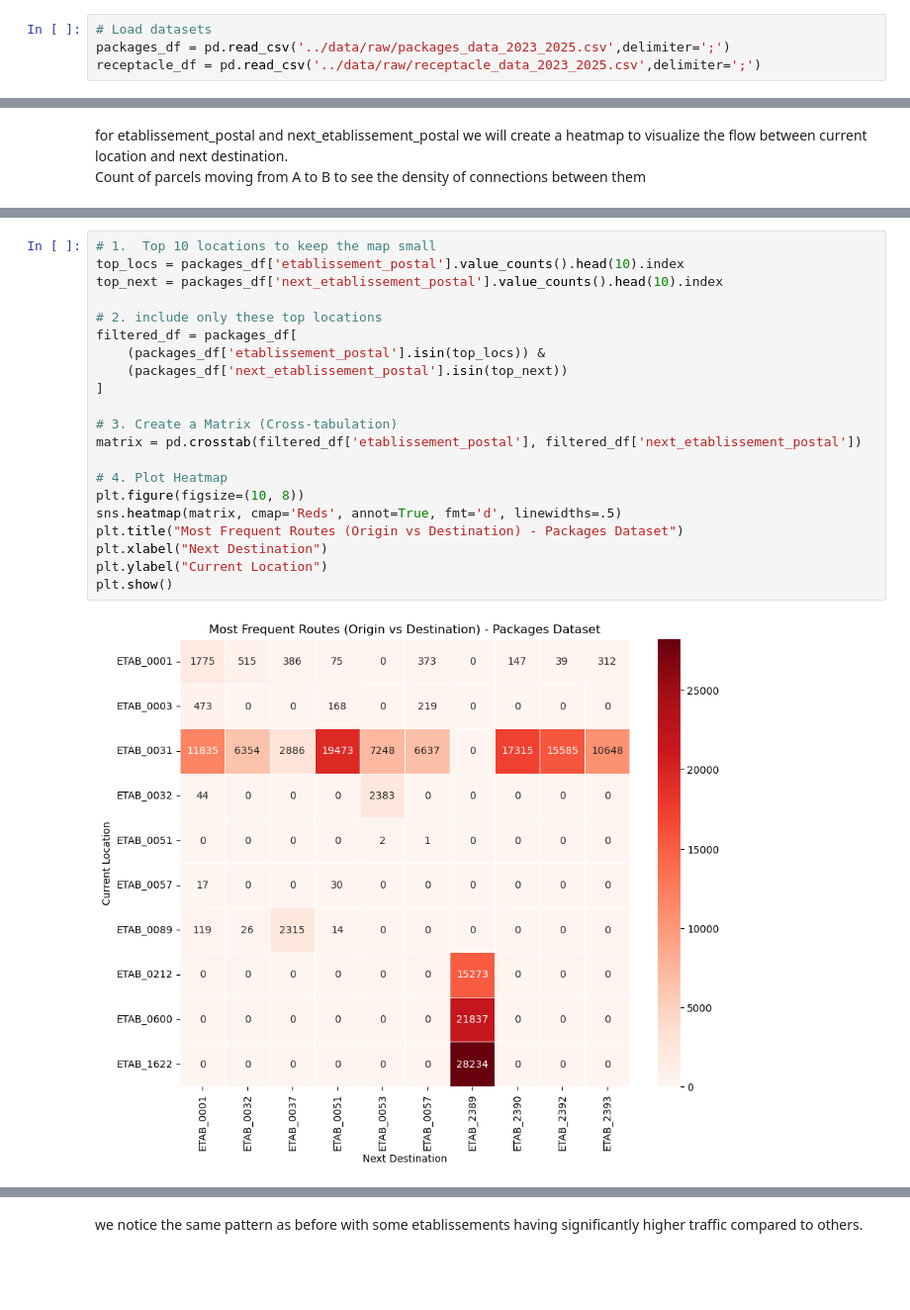
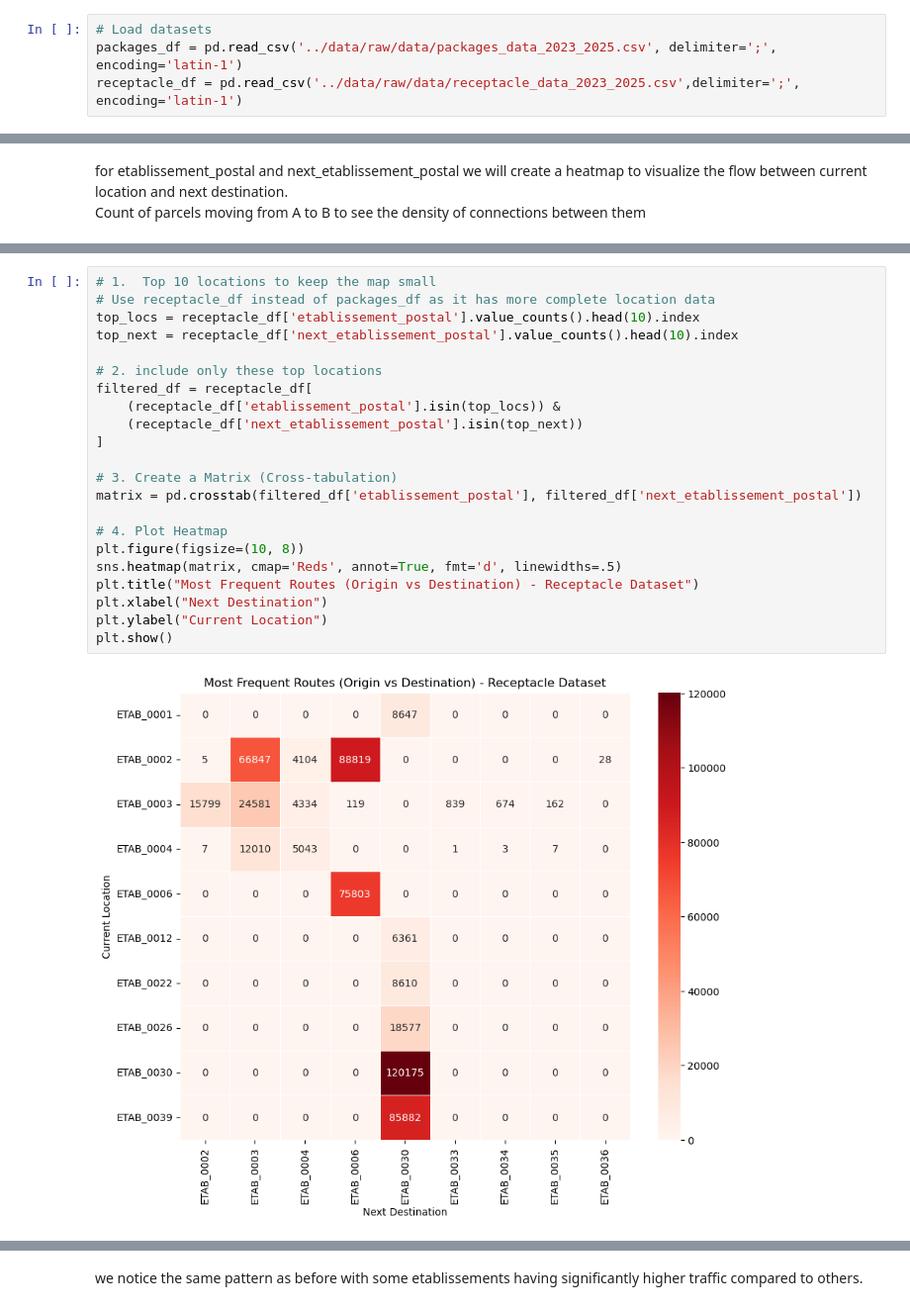
Before and after one commit to DjameelEddine/Data-Mining, a Jupyter notebook: notebooks/EDA.ipynb, the cells around one changed output, grey strips where cells are left out. Shown at 99% size. Saved outputs shown, nothing was run; the diff lists cells and outputs as text; blank space fills up the shorter version.

```diff
--- a/notebooks/EDA.ipynb
+++ b/notebooks/EDA.ipynb
@@ -9,8 +9,8 @@ make sure to rename the columns by removing é
 # Exploratory Data Analysis (EDA) for Packages and Receptacle Datasets
 # %%
 # Load datasets
-packages_df = pd.read_csv('../data/raw/packages_data_2023_2025.csv',delimiter=';')
-receptacle_df = pd.read_csv('../data/raw/receptacle_data_2023_2025.csv',delimiter=';')
+packages_df = pd.read_csv('../data/raw/data/packages_data_2023_2025.csv', delimiter=';', encoding='latin-1')
+receptacle_df = pd.read_csv('../data/raw/data/receptacle_data_2023_2025.csv',delimiter=';', encoding='latin-1')
 # %%
 # Rename for consistency
 receptacle_df.rename(columns={
@@ -247,25 +282,26 @@ Count of parcels moving from A to B to see the density of connections between th
 # %%
 # 1.  Top 10 locations to keep the map small
-top_locs = packages_df['etablissement_postal'].value_counts().head(10).index
-top_next = packages_df['next_etablissement_postal'].value_counts().head(10).index
+# Use receptacle_df instead of packages_df as it has more complete location data
+top_locs = receptacle_df['etablissement_postal'].value_counts().head(10).index
+top_next = receptacle_df['next_etablissement_postal'].value_counts().head(10).index
 
 # 2. include only these top locations
-filtered_df = packages_df[
-    (packages_df['etablissement_postal'].isin(top_locs)) &
-    (packages_df['next_etablissement_postal'].isin(top_next))
+filtered_df = receptacle_df[
+    (receptacle_df['etablissement_postal'].isin(top_locs)) &
+    (receptacle_df['next_etablissement_postal'].isin(top_next))
 ]
 
 # 3. Create a Matrix (Cross-tabulation)
 matrix = pd.crosstab(filtered_df['etablissement_postal'], filtered_df['next_etablissement_postal'])
 
 # 4. Plot Heatmap
 plt.figure(figsize=(10, 8))
 sns.heatmap(matrix, cmap='Reds', annot=True, fmt='d', linewidths=.5)
-plt.title("Most Frequent Routes (Origin vs Destination) - Packages Dataset")
+plt.title("Most Frequent Routes (Origin vs Destination) - Receptacle Dataset")
 plt.xlabel("Next Destination")
 plt.ylabel("Current Location")
 plt.show()
 # %% [output]
-[figure, old version]
+[figure, new version]
 # %%
 # Count packages per location
```
Also changed, not shown: parts of 21 cells of this notebook, 2 other files.
